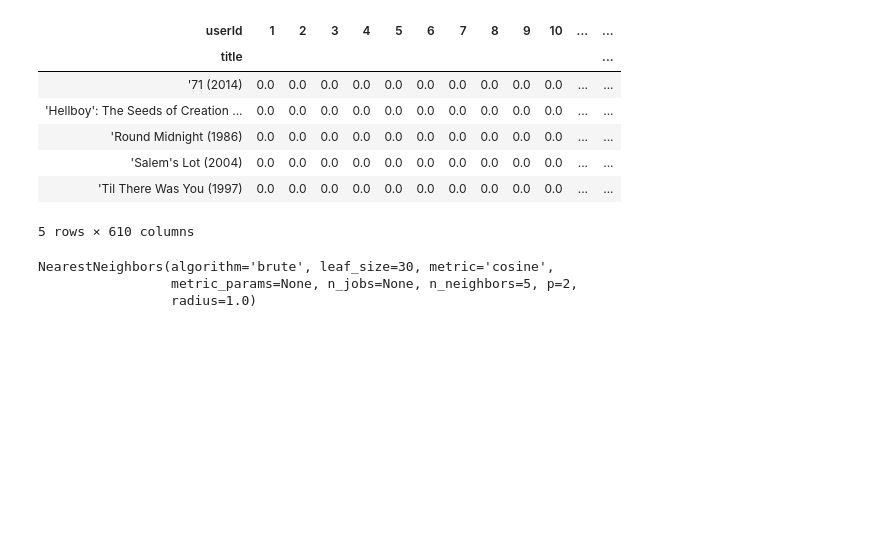
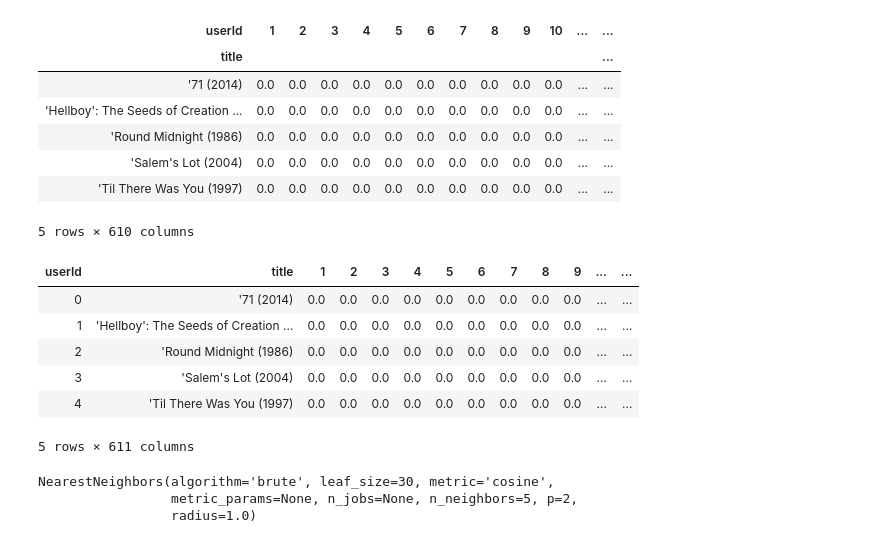
Before and after one commit to soumyajit4419/Movie_Recommender_System, a Jupyter notebook: Movie_recommender_system.ipynb, the cells around one changed output. Saved outputs shown, nothing was run; the diff lists cells and outputs as text; code cells hidden in the pictures; blank space fills up the shorter version.

```diff
--- a/Movie_recommender_system.ipynb
+++ b/Movie_recommender_system.ipynb
@@ -157,6 +157,18 @@ movie_mat.head()
 | 'Salem's Lot (2004) | 0.0 | 0.0 | 0.0 | 0.0 | 0.0 | 0.0 | 0.0 | 0.0 | 0.0 | 0.0 | ... | ... |
 | 'Til There Was You (1997) | 0.0 | 0.0 | 0.0 | 0.0 | 0.0 | 0.0 | 0.0 | 0.0 | 0.0 | 0.0 | ... | ... |
 5 rows × 610 columns
+# %%
+movie_mat_new=movie_mat.reset_index()
+# %%
+movie_mat_new.head()
+# %% [output]
+| userId | title | 1 | 2 | 3 | 4 | 5 | 6 | 7 | 8 | 9 | ... | ... |
+| 0 | '71 (2014) | 0.0 | 0.0 | 0.0 | 0.0 | 0.0 | 0.0 | 0.0 | 0.0 | 0.0 | ... | ... |
+| 1 | 'Hellboy': The Seeds of Creation ... | 0.0 | 0.0 | 0.0 | 0.0 | 0.0 | 0.0 | 0.0 | 0.0 | 0.0 | ... | ... |
+| 2 | 'Round Midnight (1986) | 0.0 | 0.0 | 0.0 | 0.0 | 0.0 | 0.0 | 0.0 | 0.0 | 0.0 | ... | ... |
+| 3 | 'Salem's Lot (2004) | 0.0 | 0.0 | 0.0 | 0.0 | 0.0 | 0.0 | 0.0 | 0.0 | 0.0 | ... | ... |
+| 4 | 'Til There Was You (1997) | 0.0 | 0.0 | 0.0 | 0.0 | 0.0 | 0.0 | 0.0 | 0.0 | 0.0 | ... | ... |
+5 rows × 611 columns
 # %%
 from scipy.sparse import csr_matrix
 # %%
```
Also changed, not shown: parts of 26 cells of this notebook, 1 other file.
